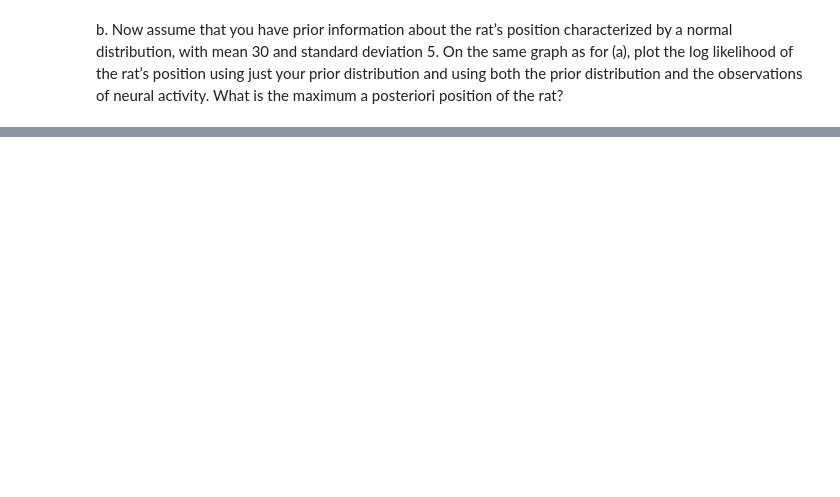
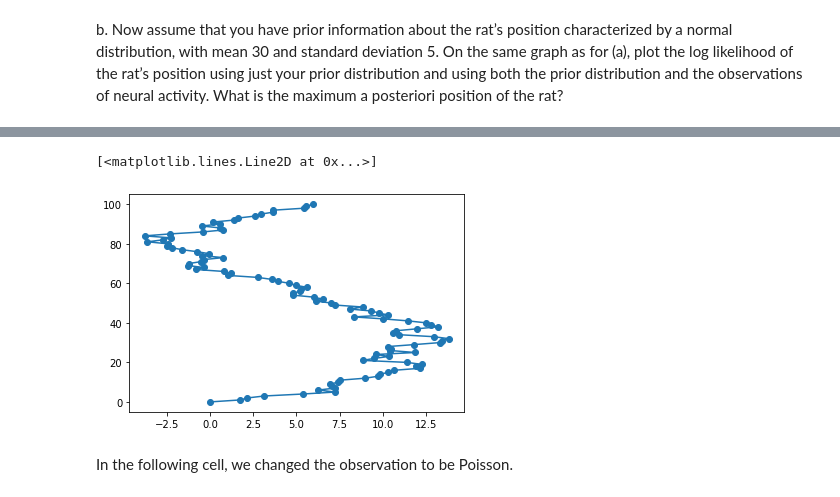
Before and after one commit to SaiAkhilVudattu/Neuro_classes, a Jupyter notebook: signal_processing/HW6/HW6.ipynb, the cells around one changed output, grey strips where cells are left out. Drawn from its saved outputs; the diff is of its cells as text; code cells hidden in the pictures; blank space fills up the shorter version.

```diff
--- a/signal_processing/HW6/HW6.ipynb
+++ b/signal_processing/HW6/HW6.ipynb
@@ -136,0 +161,16 @@ b. Now assume that you have prior information about the rat’s position charact
+# %%
+# 1-D state dynamics
+def state_dynamics(z):
+    return z + np.random.randn(*z.shape)
+# %%
+# Generate a random simulation of our latent state dynamics
+z = [np.array(0)]
+t = [0]
+for i in range(100):
+    z.append(state_dynamics(z[-1]))
+    t.append(i+1)
+
+plt.plot(z,t,'-o')
+# %% [output]
+[<matplotlib.lines.Line2D at 0x...>]
+[figure, added]
@@ -136,0 +186,2 @@ b. Now assume that you have prior information about the rat’s position charact
+# %% [markdown]
+In the following cell, we changed the observation to be Poisson.
```
Also changed, not shown: parts of 55 cells of this notebook, 1 other file.
